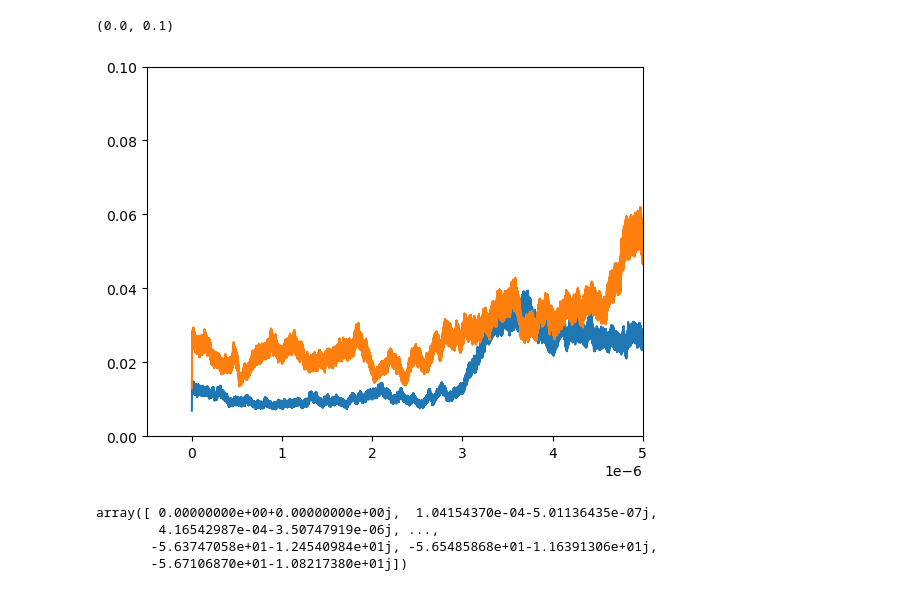
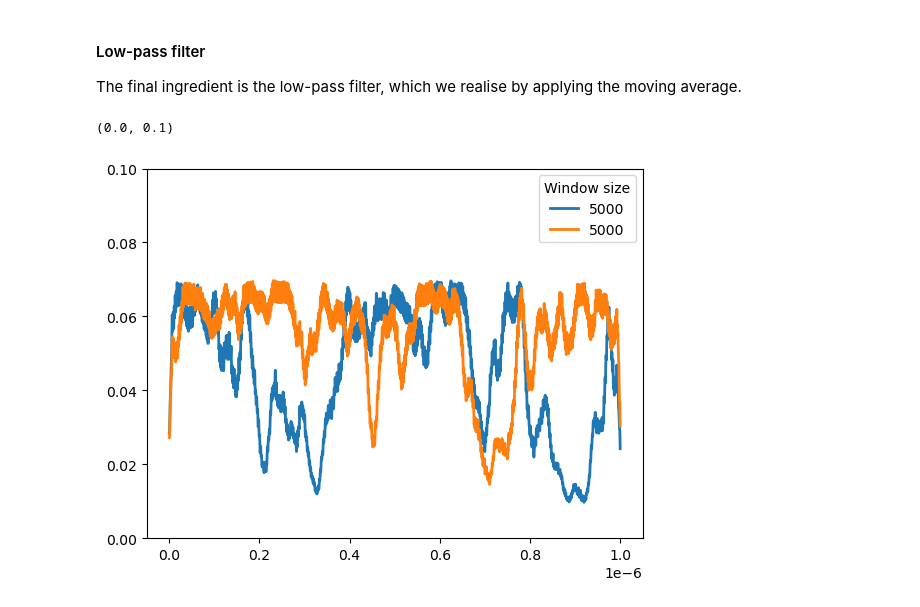
Before and after one commit to quantumJAK/Bayesian-measurment, a Jupyter notebook: Code/Reflectometry signal.ipynb, the cells around one changed output. Saved outputs shown, nothing was run; the diff lists cells and outputs as text; code cells hidden in the pictures.

```diff
--- a/Code/Reflectometry signal.ipynb
+++ b/Code/Reflectometry signal.ipynb
@@ -87 +134,11 @@ class rlc_ode():
+# %%
+#Parametesr
+Lc = 800*1e-9  #H
+Cp = 0.6*1e-12 #F
+Rc = 10*1e6    #Ohm
+Rl = 20        #Ohm
+w = 1/np.sqrt(Lc*Cp) #Hz
+
+noise = OU_process(sig = 1e1, tc =1e-7)
+sd = sensor_dot(dmu = 1, gmax=1e-6, T=100, dE = 1e3)
 # %%
@@ -115,7 +164,0 @@ NameError: name 'Zldd' is not defined
-# %%
-times = np.linspace(0,1e-5,500001)
-i1, di = rlcS.solve_ode([0,0], times)
-i2, di = rlcT.solve_ode([0,0], times)
-#gam = rlc.get_reflection(rlc.Ad*np.exp(1j*rlc.wd*times), v)
-
-#plt.plot(times, rlc.Ad*np.cos(rlc.wd*times))
@@ -122,19 +173,28 @@ i2, di = rlcT.solve_ode([0,0], times)
+# %% [markdown]
+#### Low-pass filter
+The final ingredient is the low-pass filter, which we realise by applying the moving average.
 # %%
+def lowpass(x, N):
+    return np.convolve(x, np.ones((N,))/N, mode='same')
+
+def modulate(x, w):
+    return x*np.sin(w*times)
+
+
+colors = ["r","g"]
+
+
+
 # apply moving average
-N = 200
-s1 = np.convolve(np.real(i1)*np.sin(w*times), np.ones((N,))/N, mode='same')
-s2 = np.convolve(np.real(i2)*np.sin(w*times), np.ones((N,))/N, mode='same')
-plt.plot(times,s1)
-plt.plot(times,s2)
-plt.xlim(right=5*1e-6)
+N = 5000
+s1 = lowpass(modulate(i1, w), N)
+s0 = lowpass(modulate(i0, w), N)
+plt.plot(times,s1, label = 5000, lw=2)
+plt.plot(times,s0, label = 5000, lw=2)
+
+plt.legend(title = "Window size")
+#plt.xlim(right=5*1e-6)
 plt.ylim(0,0.1)
 # %% [output]
 (0.0, 0.1)
-[figure, old version]
+[figure, new version]
-# %%
-i1
-# %% [output]
-array([ 0.00000000e+00+0.00000000e+00j,  1.04154370e-04-5.01136435e-07j,
-        4.16542987e-04-3.50747919e-06j, ...,
-       -5.63747058e+01-1.24540984e+01j, -5.65485868e+01-1.16391306e+01j,
-       -5.67106870e+01-1.08217380e+01j])
```
Also changed, not shown: parts of 27 cells of this notebook, 1 other file.
